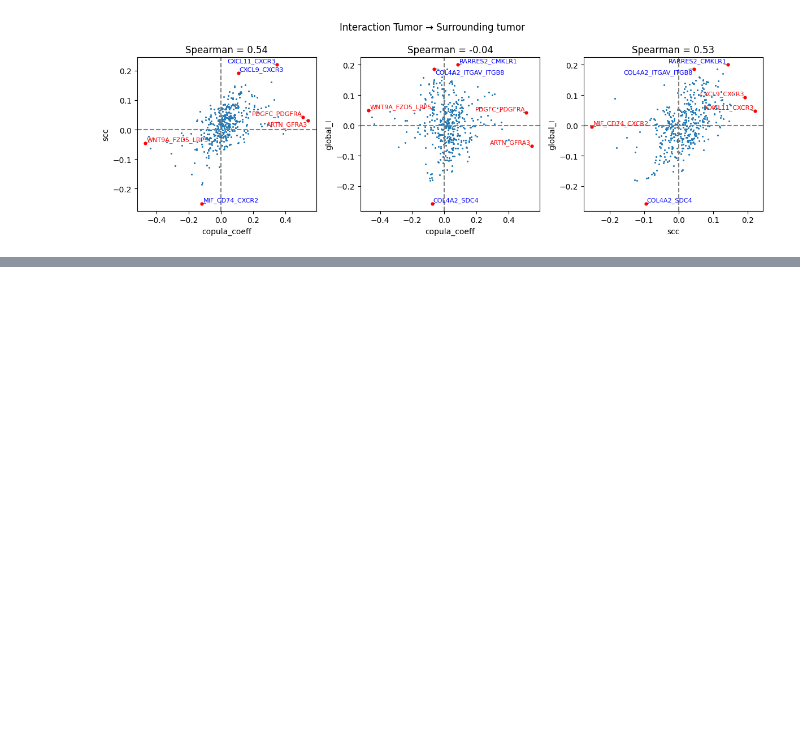
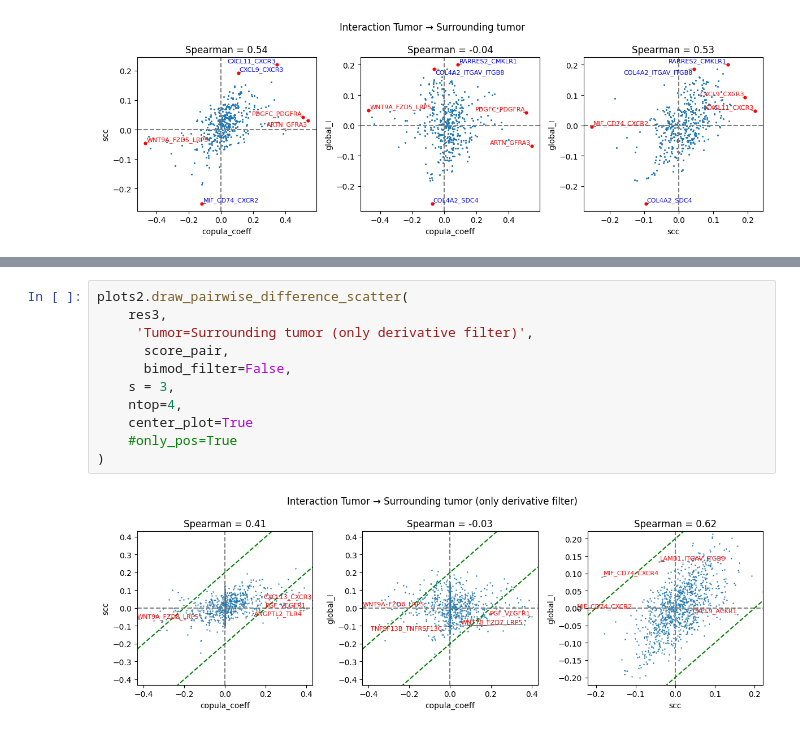
Before and after one commit to raphael-group/copulacci, a Jupyter notebook: notebook/tutorial/Breast_Cancer_Visium_data.ipynb, the cells around one changed output, grey strips where cells are left out. Drawn from its saved outputs; the diff is of its cells as text; blank space fills up the shorter version.

```diff
--- a/notebook/tutorial/Breast_Cancer_Visium_data.ipynb
+++ b/notebook/tutorial/Breast_Cancer_Visium_data.ipynb
@@ -241,0 +406,13 @@ plots2.draw_pairwise_scatter(
+# %%
+plots2.draw_pairwise_difference_scatter(
+    res3,
+     'Tumor=Surrounding tumor (only derivative filter)',
+      score_pair,
+      bimod_filter=False,
+    s = 3,
+    ntop=4,
+    center_plot=True
+    #only_pos=True
+)
+# %% [output]
+[figure, added]
```
Also changed, not shown: parts of 18 cells of this notebook, 2 other files.
